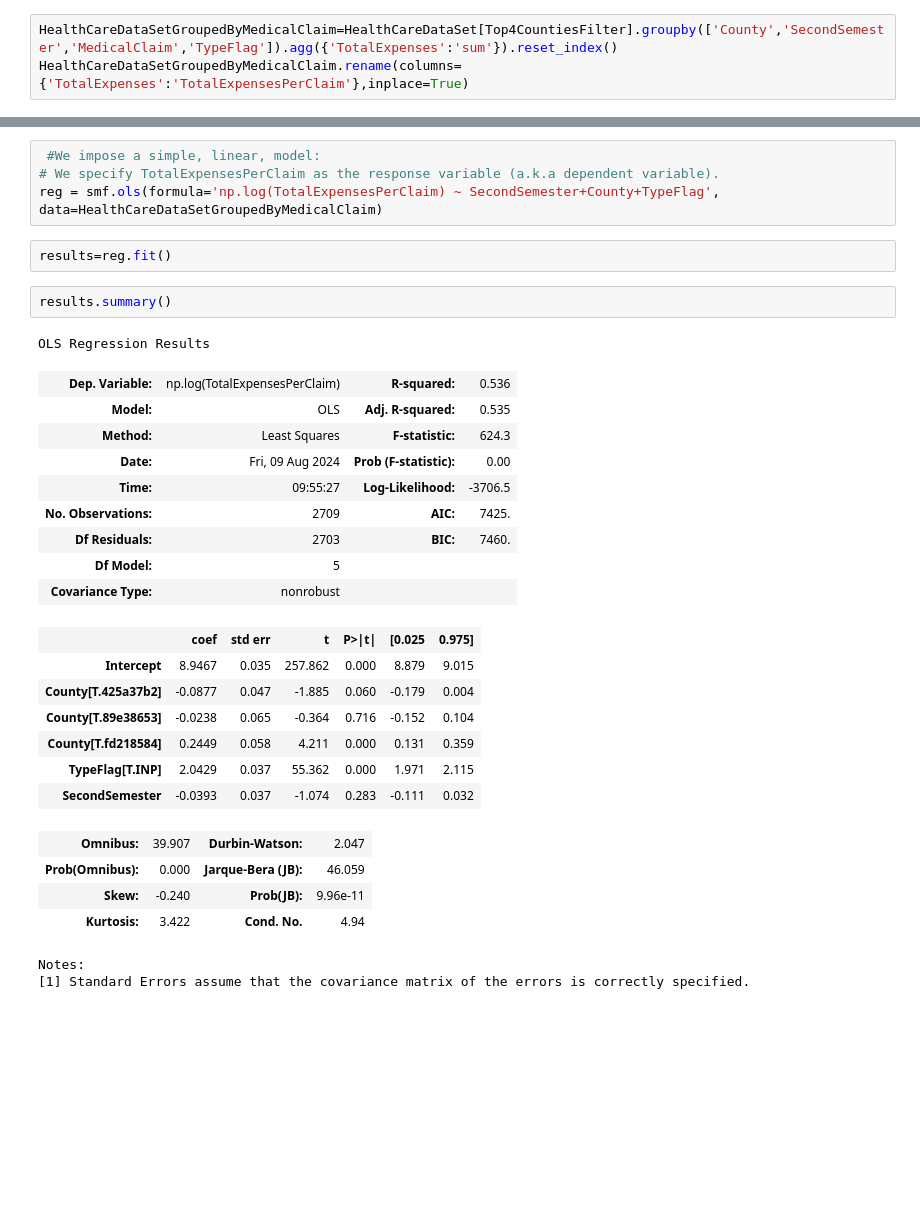
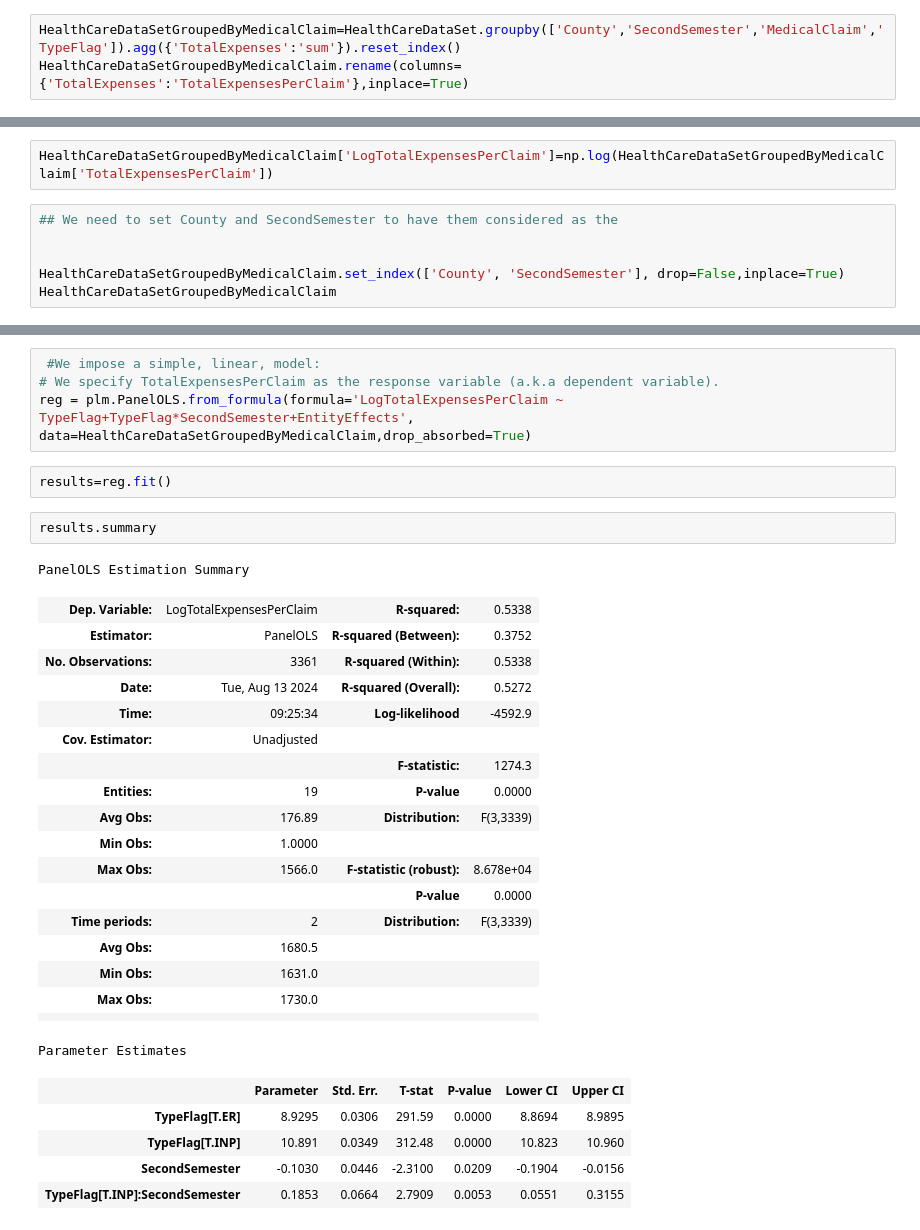
Before and after one commit to thousandoaks/Maths4DS-III, a Jupyter notebook: notebooks/HealthcareLab_Pool_CrossSectionalModels.ipynb, the cells around one changed output, grey strips where cells are left out. Saved outputs shown, nothing was run; the diff lists cells and outputs as text; blank space fills up the shorter version.

```diff
--- a/notebooks/HealthcareLab_Pool_CrossSectionalModels.ipynb
+++ b/notebooks/HealthcareLab_Pool_CrossSectionalModels.ipynb
@@ -146,5 +158,5 @@ HealthCareDataSet[Top4CountiesFilter].head(10)
 # %% [markdown]
 ### 3.1. Model Fit
 # %%
-HealthCareDataSetGroupedByMedicalClaim=HealthCareDataSet[Top4CountiesFilter].groupby(['County','SecondSemester','MedicalClaim','TypeFlag']).agg({'TotalExpenses':'sum'}).reset_index()
+HealthCareDataSetGroupedByMedicalClaim=HealthCareDataSet.groupby(['County','SecondSemester','MedicalClaim','TypeFlag']).agg({'TotalExpenses':'sum'}).reset_index()
 HealthCareDataSetGroupedByMedicalClaim.rename(columns={'TotalExpenses':'TotalExpensesPerClaim'},inplace=True)
@@ -166,0 +163,8 @@ HealthCareDataSetGroupedByMedicalClaim
+# %%
+HealthCareDataSetGroupedByMedicalClaim['LogTotalExpensesPerClaim']=np.log(HealthCareDataSetGroupedByMedicalClaim['TotalExpensesPerClaim'])
+# %%
+## We need to set County and SecondSemester to have them considered as the
+
+
+HealthCareDataSetGroupedByMedicalClaim.set_index(['County', 'SecondSemester'], drop=False,inplace=True)
+HealthCareDataSetGroupedByMedicalClaim
@@ -167,32 +186,33 @@ HealthCareDataSetGroupedByMedicalClaim
 # %%
  #We impose a simple, linear, model:
 # We specify TotalExpensesPerClaim as the response variable (a.k.a dependent variable).
-reg = smf.ols(formula='np.log(TotalExpensesPerClaim) ~ SecondSemester+County+TypeFlag', data=HealthCareDataSetGroupedByMedicalClaim)
+reg = plm.PanelOLS.from_formula(formula='LogTotalExpensesPerClaim ~ TypeFlag+TypeFlag*SecondSemester+EntityEffects', data=HealthCareDataSetGroupedByMedicalClaim,drop_absorbed=True)
 # %%
 results=reg.fit()
 # %%
-results.summary()
+results.summary
 # %% [output]
-OLS Regression Results
+PanelOLS Estimation Summary
-| Dep. Variable: | np.log(TotalExpensesPerClaim) | R-squared: | 0.536 |
-| Model: | OLS | Adj. R-squared: | 0.535 |
-| Method: | Least Squares | F-statistic: | 624.3 |
-| Date: | Fri, 09 Aug 2024 | Prob (F-statistic): | 0.00 |
-| Time: | 09:55:27 | Log-Likelihood: | -3706.5 |
-| No. Observations: | 2709 | AIC: | 7425. |
-| Df Residuals: | 2703 | BIC: | 7460. |
-| Df Model: | 5 |  |  |
-| Covariance Type: | nonrobust |  |  |
+| Dep. Variable: | LogTotalExpensesPerClaim | R-squared: | 0.5338 |
+| Estimator: | PanelOLS | R-squared (Between): | 0.3752 |
+| No. Observations: | 3361 | R-squared (Within): | 0.5338 |
+| Date: | Tue, Aug 13 2024 | R-squared (Overall): | 0.5272 |
+| Time: | 09:25:34 | Log-likelihood | -4592.9 |
+| Cov. Estimator: | Unadjusted |  |  |
+|  |  | F-statistic: | 1274.3 |
+| Entities: | 19 | P-value | 0.0000 |
+| Avg Obs: | 176.89 | Distribution: | F(3,3339) |
+| Min Obs: | 1.0000 |  |  |
+| Max Obs: | 1566.0 | F-statistic (robust): | 8.678e+04 |
+|  |  | P-value | 0.0000 |
+| Time periods: | 2 | Distribution: | F(3,3339) |
+| Avg Obs: | 1680.5 |  |  |
+| Min Obs: | 1631.0 |  |  |
+| Max Obs: | 1730.0 |  |  |
+|  |  |  |  |
+Parameter Estimates
-|  | coef | std err | t | P>|t| | [0.025 | 0.975] |
-| Intercept | 8.9467 | 0.035 | 257.862 | 0.000 | 8.879 | 9.015 |
-| County[T.425a37b2] | -0.0877 | 0.047 | -1.885 | 0.060 | -0.179 | 0.004 |
-| County[T.89e38653] | -0.0238 | 0.065 | -0.364 | 0.716 | -0.152 | 0.104 |
-| County[T.fd218584] | 0.2449 | 0.058 | 4.211 | 0.000 | 0.131 | 0.359 |
-| TypeFlag[T.INP] | 2.0429 | 0.037 | 55.362 | 0.000 | 1.971 | 2.115 |
-| SecondSemester | -0.0393 | 0.037 | -1.074 | 0.283 | -0.111 | 0.032 |
+|  | Parameter | Std. Err. | T-stat | P-value | Lower CI | Upper CI |
+| TypeFlag[T.ER] | 8.9295 | 0.0306 | 291.59 | 0.0000 | 8.8694 | 8.9895 |
+| TypeFlag[T.INP] | 10.891 | 0.0349 | 312.48 | 0.0000 | 10.823 | 10.960 |
+| SecondSemester | -0.1030 | 0.0446 | -2.3100 | 0.0209 | -0.1904 | -0.0156 |
+| TypeFlag[T.INP]:SecondSemester | 0.1853 | 0.0664 | 2.7909 | 0.0053 | 0.0551 | 0.3155 |
-| Omnibus: | 39.907 | Durbin-Watson: | 2.047 |
-| Prob(Omnibus): | 0.000 | Jarque-Bera (JB): | 46.059 |
-| Skew: | -0.240 | Prob(JB): | 9.96e-11 |
-| Kurtosis: | 3.422 | Cond. No. | 4.94 |
-Notes:
-[1] Standard Errors assume that the covariance matrix of the errors is correctly specified.
```
Also changed, not shown: parts of 18 cells of this notebook.
